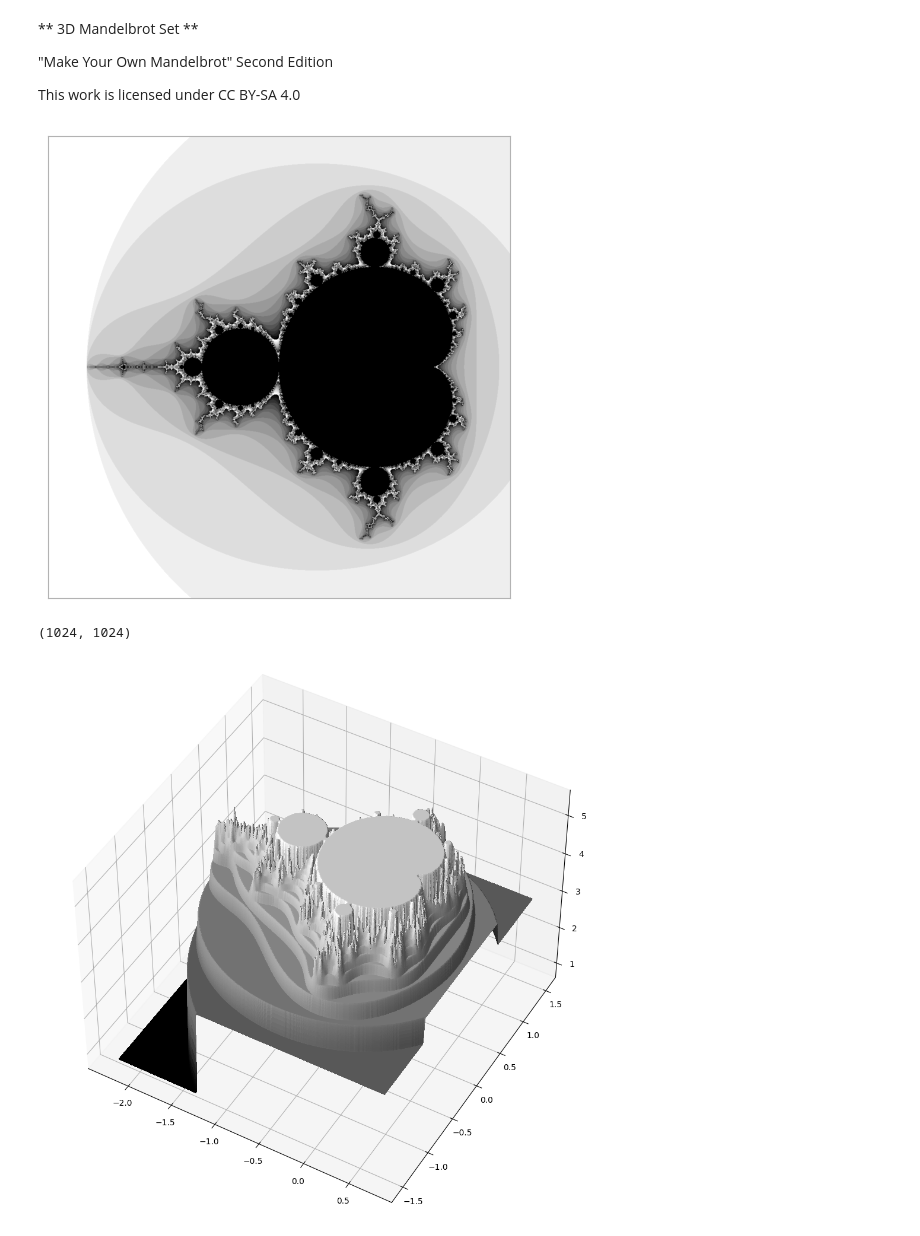
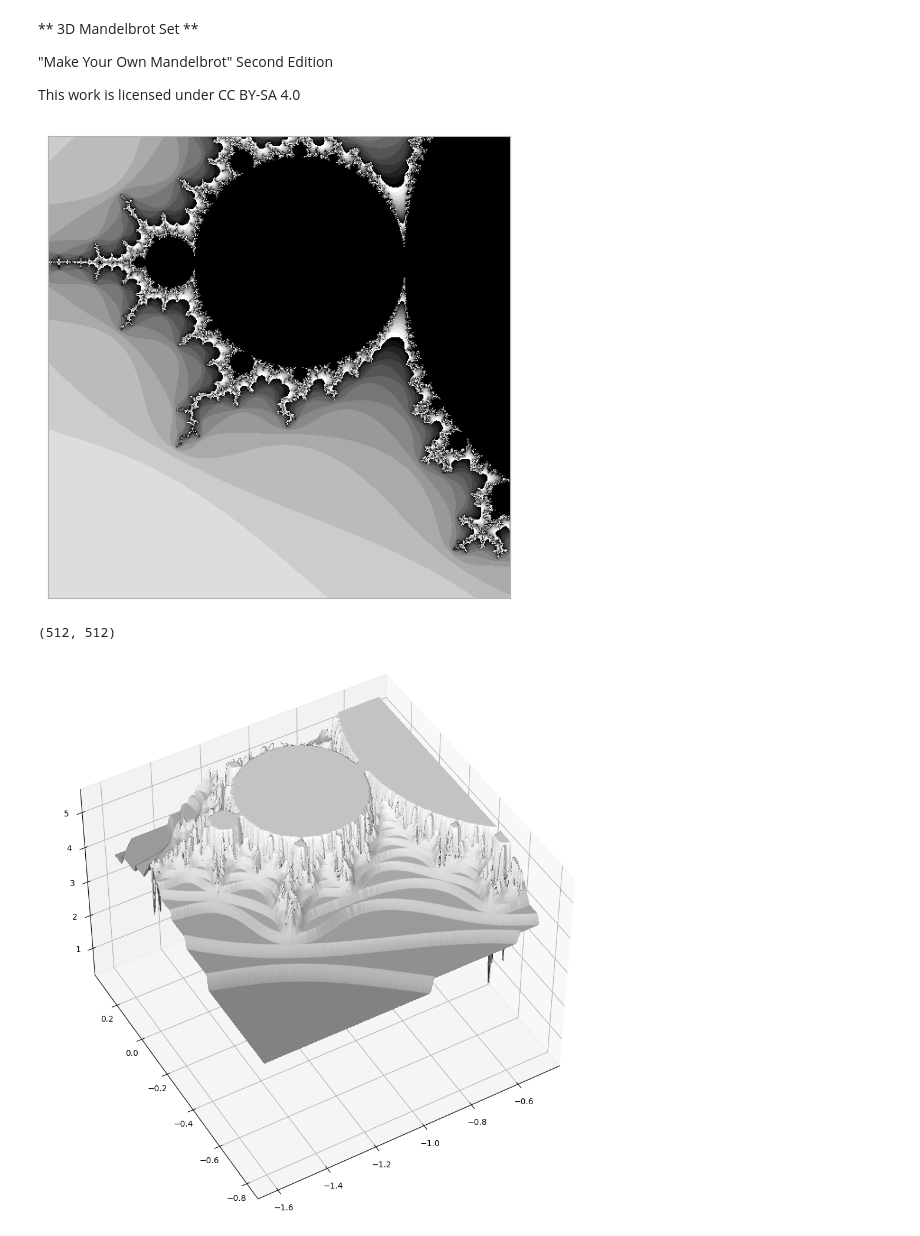
Before and after one commit to rzeta0/Make-Your-Own-Mandelbrot, a Jupyter notebook: 3d_mandelbrot.ipynb, the cells around one changed output. Saved outputs shown, nothing was run; the diff lists cells and outputs as text; code cells hidden in the pictures.

```diff
--- a/3d_mandelbrot.ipynb
+++ b/3d_mandelbrot.ipynb
@@ -18,14 +18,14 @@ from matplotlib import cm
 from matplotlib.colors import LightSource
 # %%
 # number of pixels wide and high
-resolution = 1024
+resolution = 512
 
 # bottom left corner of square viewport
-bottom_left = complex(-2.25,-1.5)
+bottom_left = complex(-1.6,-0.8)
 #bottom_left = complex(-0.22, -0.70)
 
 # width and height of square viewport
-size = 3
+size = 1.1
 #size = 0.01
 
 # maximum iterations per test
@@ -82,7 +82,7 @@ plt.savefig("mandelbrot_greyscale.png", dpi=600, format="png")
 
 plt.show()
 # %% [output]
-[figure, old version]
+[figure, new version]
 # %%
 # set up 3d grid
 xs = np.linspace(bottom_left.real, bottom_left.real + size, resolution)
@@ -91,24 +91,24 @@ xx, yy = np.meshgrid(xs, ys)
 
 xx.shape
 # %% [output]
-(1024, 1024)
+(512, 512)
 # %%
-image2 = np.log(256-image+1)
-image2 = scipy.ndimage.gaussian_filter(image2, sigma=2)
+image2 = np.log(255-image+1)
+image2 = scipy.ndimage.gaussian_filter(image2, sigma=1.5)
 # %%
 # Set up plot
 fig, ax = plt.subplots(subplot_kw=dict(projection='3d'))
 fig.set_size_inches(12,12)
 
 ls = LightSource(270, 45)
 rgb = ls.shade(image2, cmap=cm.gist_gray, vert_exag=0.1, blend_mode='soft')
 
 surf = ax.plot_surface(xx, yy , image2, rstride=1, cstride=1, facecolors=rgb,
-                       linewidth=0, antialiased=False, shade=True)
+                       linewidth=0, antialiased=False, shade=True, )
 
 
-ax.view_init(45, -60)
+ax.view_init(45, -120)
 
 plt.show()
 # %% [output]
-[figure, old version]
+[figure, new version]
```
